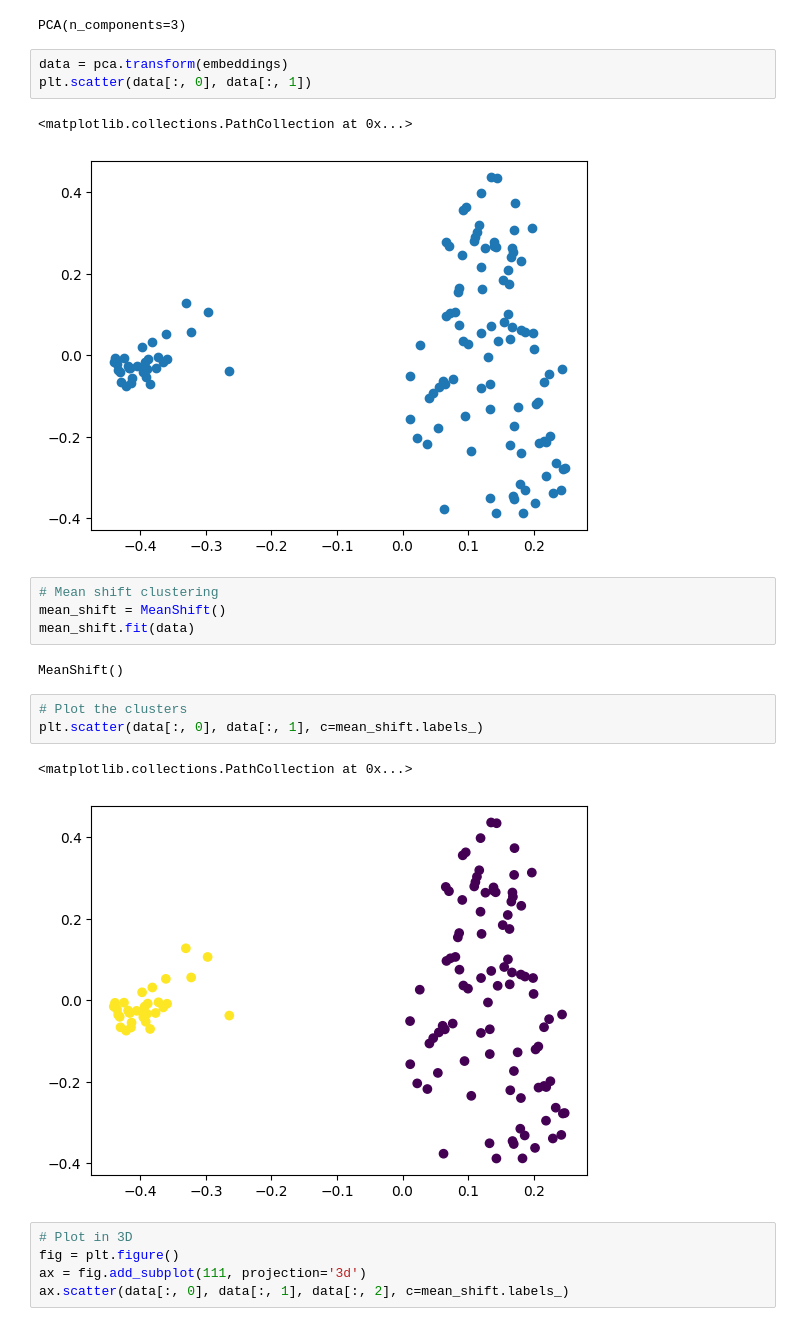
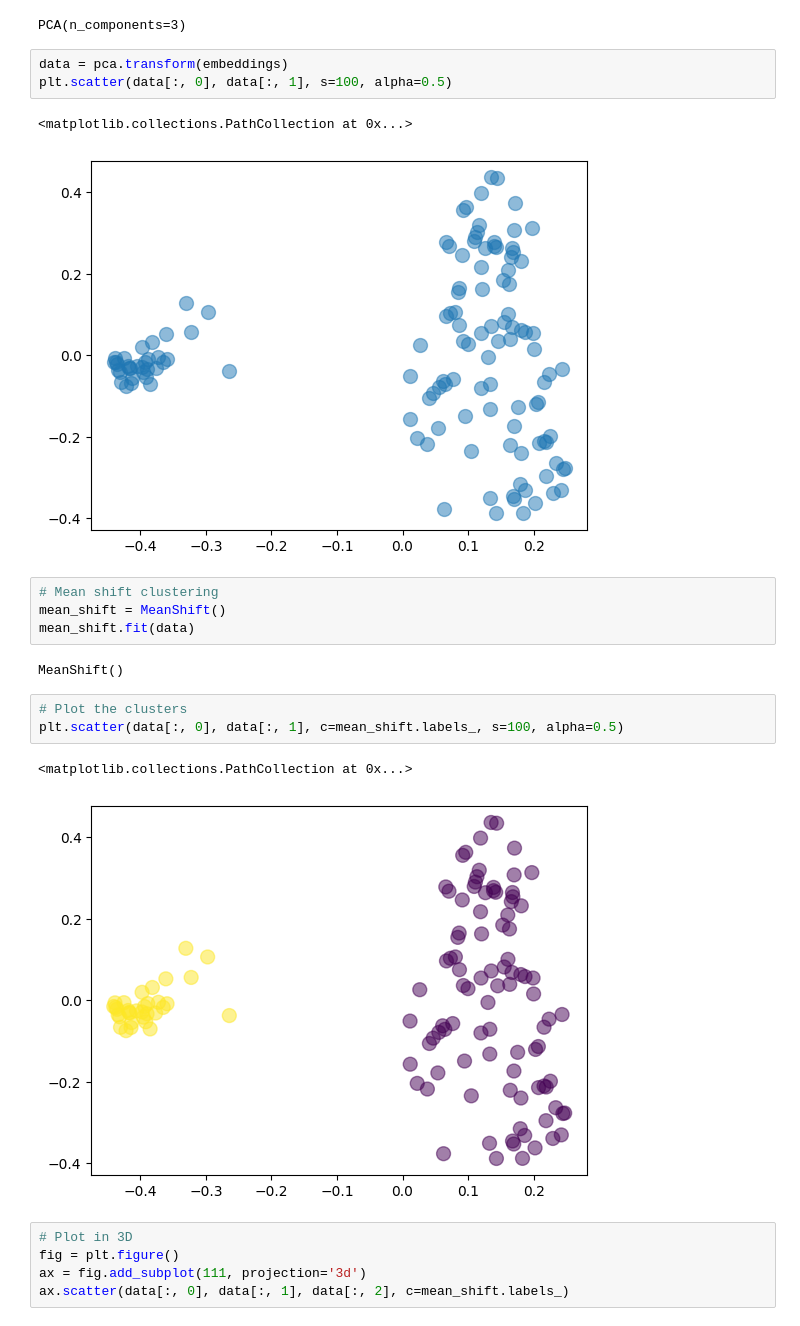
Before and after one commit to cric96/experiments-2025-aime-llm-fine-tuning, a Jupyter notebook: data_augmentation_viz.ipynb, the cells around one changed output. Drawn from its saved outputs; the diff is of its cells as text.

```diff
--- a/data_augmentation_viz.ipynb
+++ b/data_augmentation_viz.ipynb
@@ -82,10 +84,10 @@ pca.fit(embeddings)
 PCA(n_components=3)
 # %%
 data = pca.transform(embeddings)
-plt.scatter(data[:, 0], data[:, 1])
+plt.scatter(data[:, 0], data[:, 1], s=100, alpha=0.5)
 # %% [output]
 <matplotlib.collections.PathCollection at 0x...>
-[figure, old version]
+[figure, new version]
 # %%
 # Mean shift clustering
 mean_shift = MeanShift()
@@ -94,10 +96,10 @@ mean_shift.fit(data)
 MeanShift()
 # %%
 # Plot the clusters
-plt.scatter(data[:, 0], data[:, 1], c=mean_shift.labels_)
+plt.scatter(data[:, 0], data[:, 1], c=mean_shift.labels_, s=100, alpha=0.5)
 # %% [output]
 <matplotlib.collections.PathCollection at 0x...>
-[figure, old version]
+[figure, new version]
 # %%
 # Plot in 3D
 fig = plt.figure()
```
Also changed, not shown: parts of 1 cell of this notebook, 54 other files.
